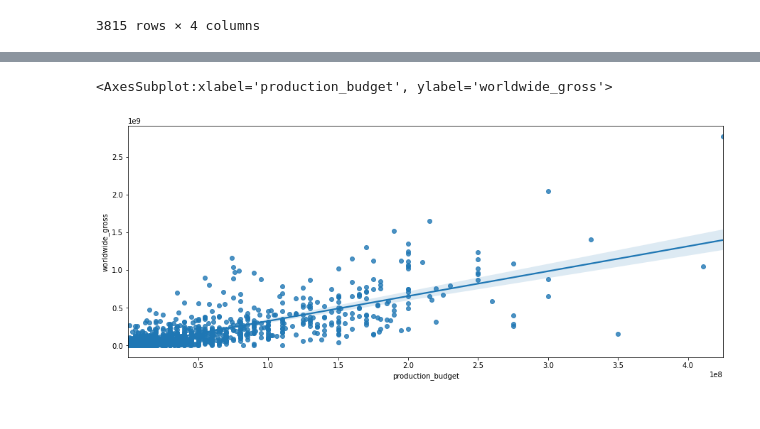
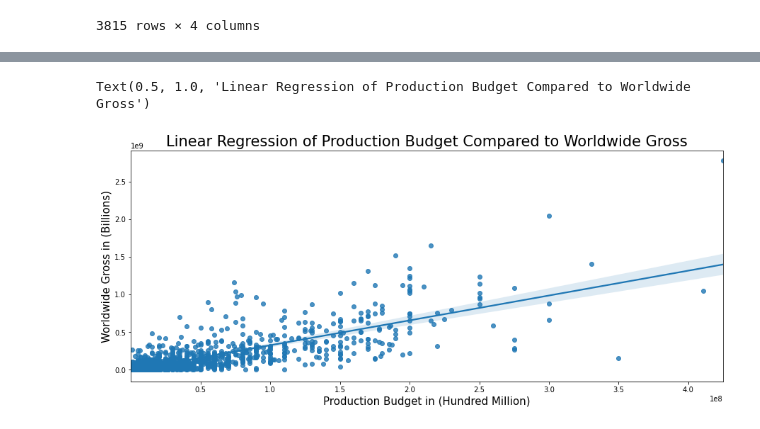
Before and after one commit to krvosen/microsoft_movie_analysis, a Jupyter notebook: create_sql_database.ipynb, the cells around one changed output, grey strips where cells are left out. Saved outputs shown, nothing was run; the diff lists cells and outputs as text; code cells hidden in the pictures.

Commit message:
Finally made some good graphs

```diff
--- a/create_sql_database.ipynb
+++ b/create_sql_database.ipynb
@@ -197,10 +197,11 @@ production_gross
 # %%
 fig, ax = plt.subplots(figsize=(15,6))
 #plt.xlim([0,2])
 
 sns.regplot(data=production_gross, x="production_budget", y="worldwide_gross")
-#ax.set_xlim(.1, .5)
-#ax.set_ylim(0, .5);
+ax.set_ylabel('Worldwide Gross in (Billions)', fontsize=15)
+ax.set_xlabel('Production Budget in (Hundred Million)', fontsize=15)
+ax.set_title('Linear Regression of Production Budget Compared to Worldwide Gross', fontsize = 21)
 # %% [output]
-<AxesSubplot:xlabel='production_budget', ylabel='worldwide_gross'>
+Text(0.5, 1.0, 'Linear Regression of Production Budget Compared to Worldwide Gross')
-[figure, old version]
+[figure, new version]
```
Also changed, not shown: parts of 6 cells of this notebook, 2 other files.
